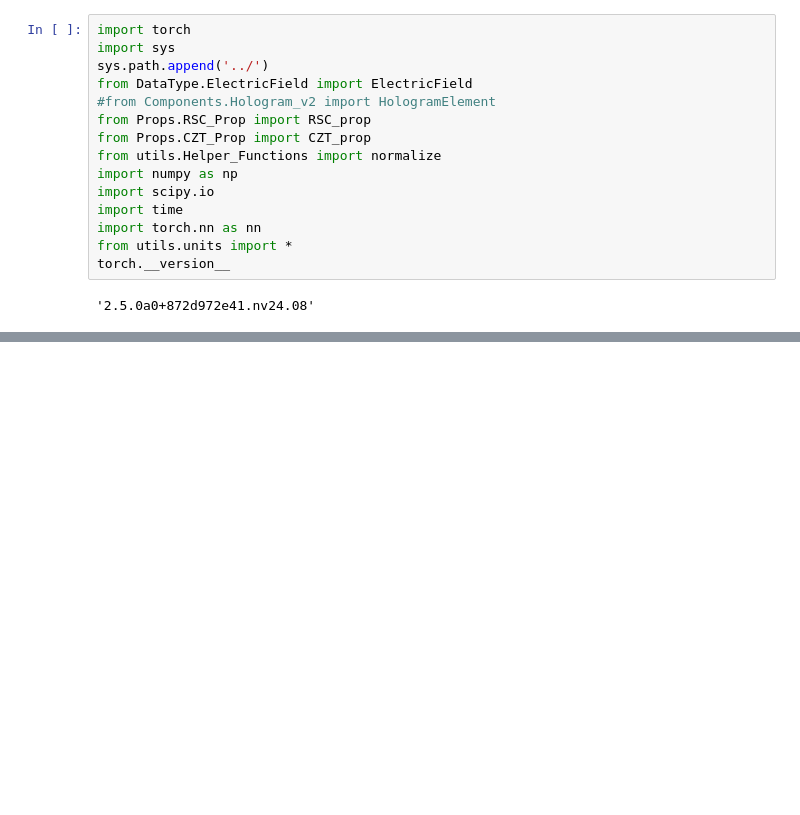
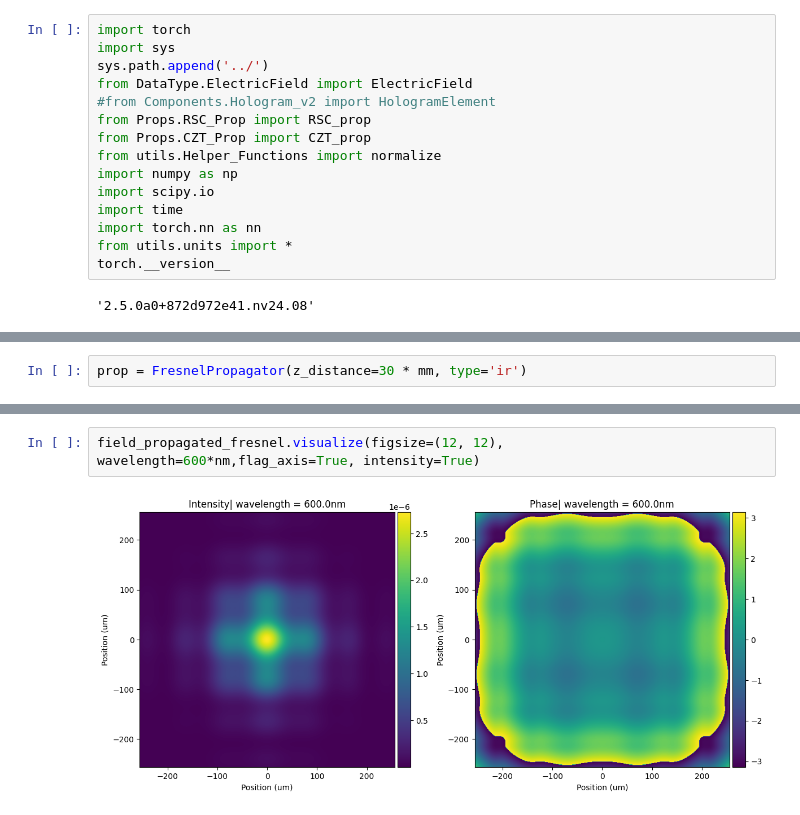
Before and after one commit to sihan-shao/LightPorpTorch, a Jupyter notebook: test_propagator.ipynb, the cells around one changed output, grey strips where cells are left out. Saved outputs shown, nothing was run; the diff lists cells and outputs as text; blank space fills up the shorter version.

```diff
--- a/test_propagator.ipynb
+++ b/test_propagator.ipynb
@@ -97,0 +96,2 @@ field_propagated_czt.visualize(figsize=(12, 12), wavelength=600*nm,flag_axis=Tru
+# %%
+prop = FresnelPropagator(z_distance=30 * mm, type='ir')
@@ -97,0 +105,4 @@ field_propagated_czt.visualize(figsize=(12, 12), wavelength=600*nm,flag_axis=Tru
+# %%
+field_propagated_fresnel.visualize(figsize=(12, 12), wavelength=600*nm,flag_axis=True, intensity=True)
+# %% [output]
+[figure, added]
```
Also changed, not shown: parts of 10 cells of this notebook, 4 other files.
